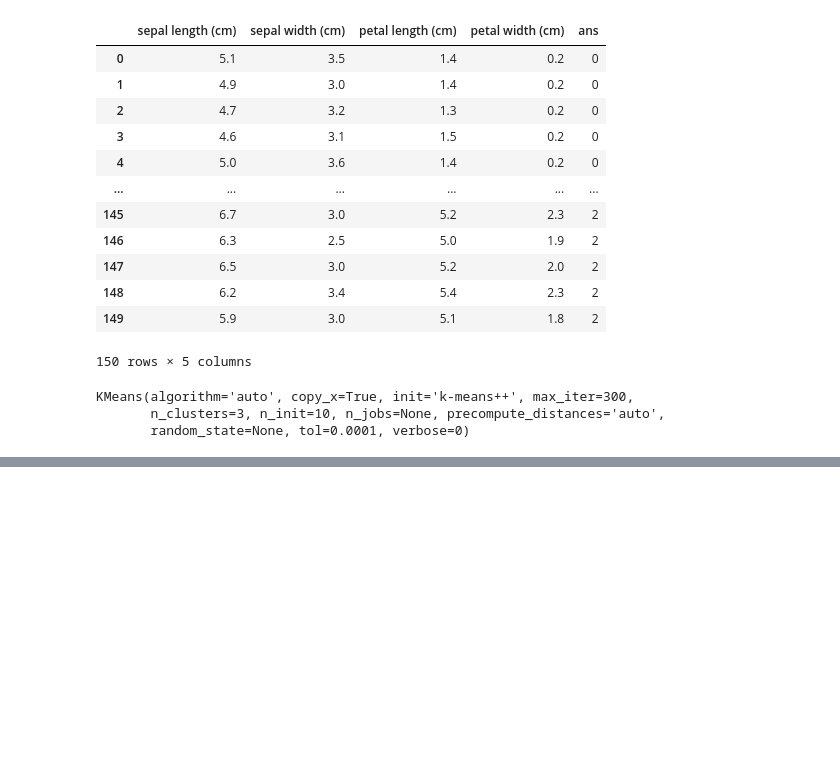
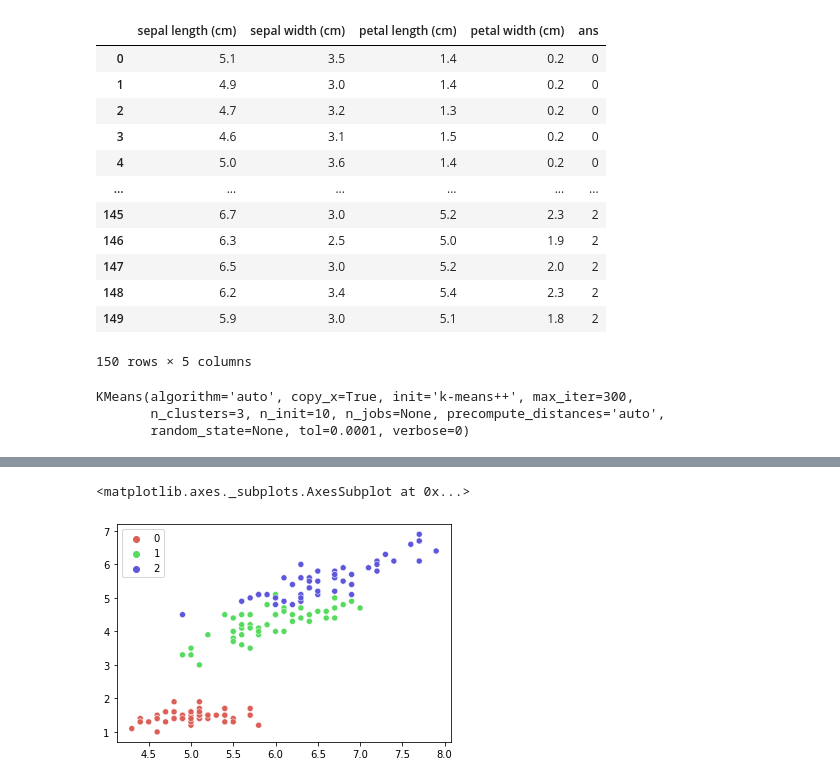
Before and after one commit to tim530712345/AI-20210607, a Jupyter notebook: cluster.ipynb, the cells around one changed output, grey strips where cells are left out. Drawn from its saved outputs; the diff is of its cells as text; code cells hidden in the pictures; blank space fills up the shorter version.

```diff
--- a/cluster.ipynb
+++ b/cluster.ipynb
@@ -67,0 +90,16 @@ df
+# %%
+# 畫圖
+import matplotlib.pyplot as plt
+import seaborn as sns
+sl=iris['data'][:,0] # 全部取，第1個軸
+pl=iris['data'][:,2] # 全部取，第3個軸
+sns.scatterplot(x=sl,
+        y=pl,
+        hue=iris['target'],
+        palette=sns.color_palette("hls", 3)
+
+        ) # x軸,y軸,座標點標籤(對應的軸),調色盤(改顏色)
+# 想要分成幾類 自己決定自己合理分析(統計)
+# %% [output]
+<matplotlib.axes._subplots.AxesSubplot at 0x...>
+[figure, added]
```
Also changed, not shown: parts of 7 cells of this notebook.
